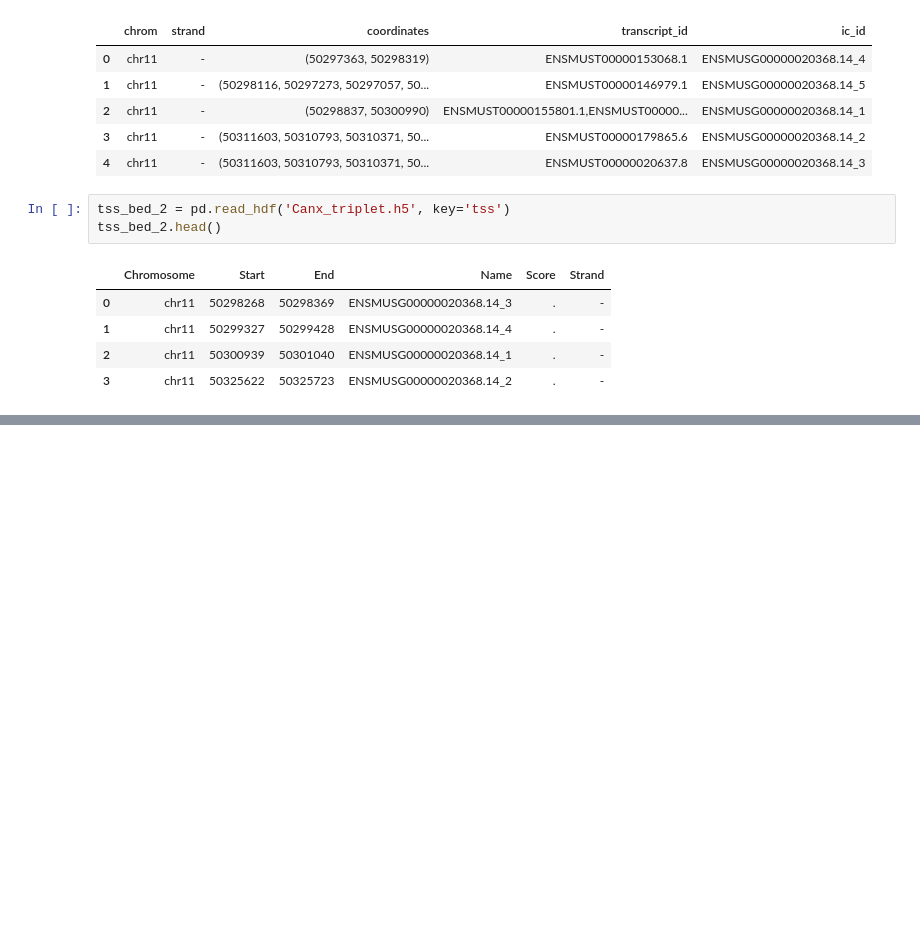
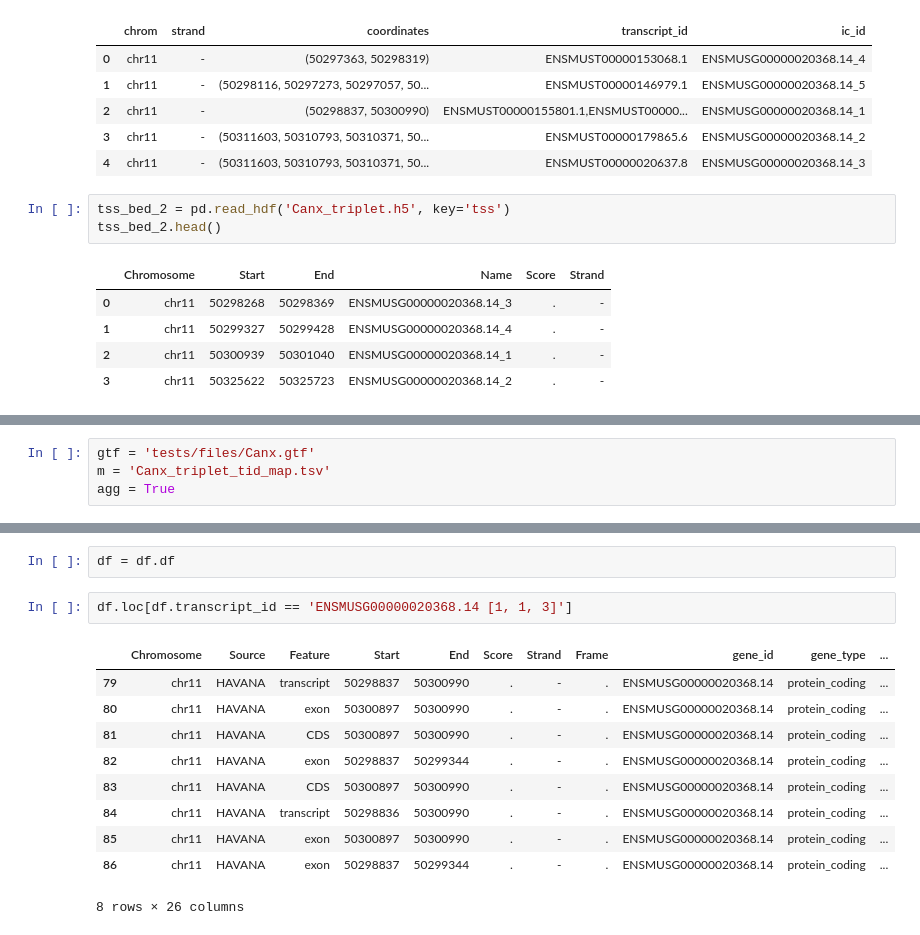
Before and after one commit to mortazavilab/cerberus, a Jupyter notebook: dev.ipynb, the cells around one changed output, grey strips where cells are left out. Cells and saved outputs as stored; diff of their text form; blank space fills up the shorter version.

```diff
--- a/dev.ipynb
+++ b/dev.ipynb
@@ -919,0 +1072,4 @@ tss_bed_2.head()
+# %%
+gtf = 'tests/files/Canx.gtf'
+m = 'Canx_triplet_tid_map.tsv'
+agg = True
@@ -919,0 +1152,15 @@ tss_bed_2.head()
+# %%
+df = df.df
+# %%
+df.loc[df.transcript_id == 'ENSMUSG00000020368.14 [1, 1, 3]']
+# %% [output]
+|  | Chromosome | Source | Feature | Start | End | Score | Strand | Frame | gene_id | gene_type | ... |
+| 79 | chr11 | HAVANA | transcript | 50298837 | 50300990 | . | - | . | ENSMUSG00000020368.14 | protein_coding | ... |
+| 80 | chr11 | HAVANA | exon | 50300897 | 50300990 | . | - | . | ENSMUSG00000020368.14 | protein_coding | ... |
+| 81 | chr11 | HAVANA | CDS | 50300897 | 50300990 | . | - | . | ENSMUSG00000020368.14 | protein_coding | ... |
+| 82 | chr11 | HAVANA | exon | 50298837 | 50299344 | . | - | . | ENSMUSG00000020368.14 | protein_coding | ... |
+| 83 | chr11 | HAVANA | CDS | 50300897 | 50300990 | . | - | . | ENSMUSG00000020368.14 | protein_coding | ... |
+| 84 | chr11 | HAVANA | transcript | 50298836 | 50300990 | . | - | . | ENSMUSG00000020368.14 | protein_coding | ... |
+| 85 | chr11 | HAVANA | exon | 50300897 | 50300990 | . | - | . | ENSMUSG00000020368.14 | protein_coding | ... |
+| 86 | chr11 | HAVANA | exon | 50298837 | 50299344 | . | - | . | ENSMUSG00000020368.14 | protein_coding | ... |
+8 rows × 26 columns
```
Also changed, not shown: parts of 22 cells of this notebook, 2 other files.
